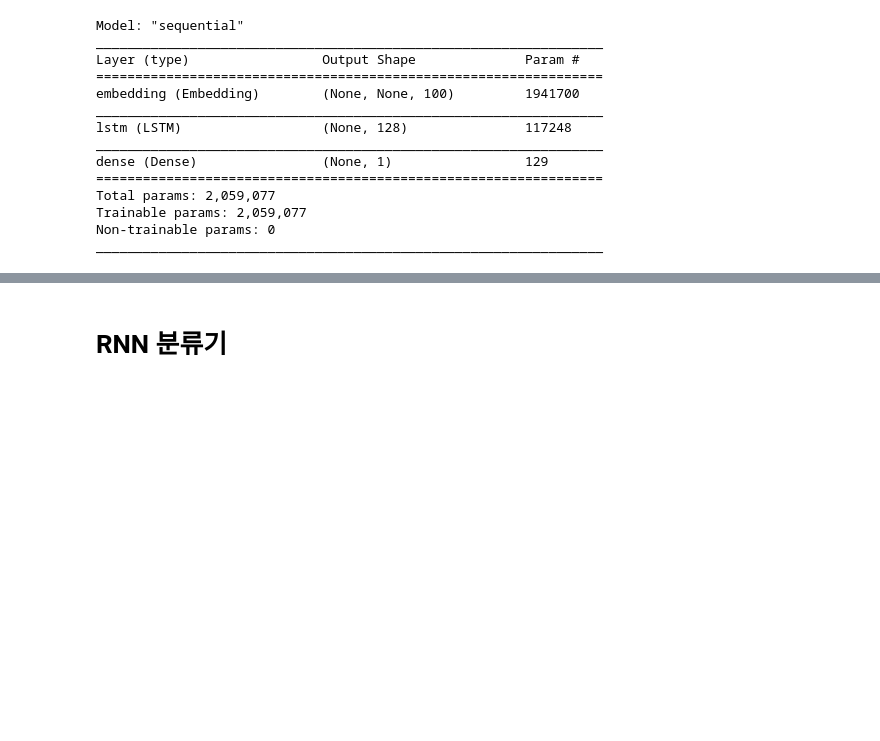
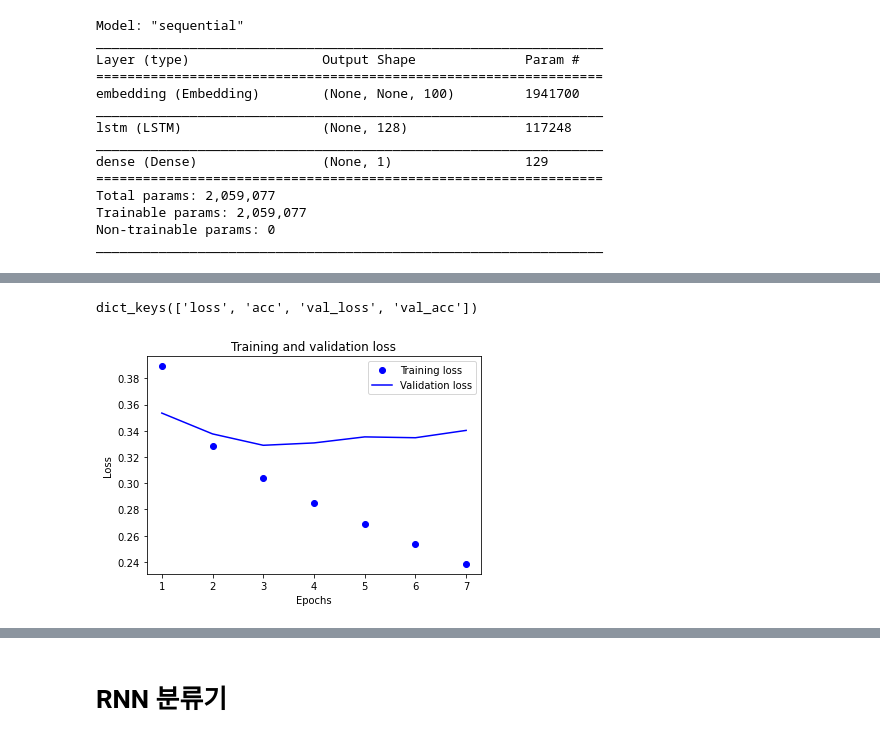
Before and after one commit to Jeonda/aiffel, a Jupyter notebook: [E4]4th_project_NAVER_movie_review_Sentiment_analysis.ipynb, the cells around one changed output, grey strips where cells are left out. Drawn from its saved outputs; the diff is of its cells as text; code cells hidden in the pictures; blank space fills up the shorter version.

```diff
--- a/[E4]4th_project_NAVER_movie_review_Sentiment_analysis.ipynb
+++ b/[E4]4th_project_NAVER_movie_review_Sentiment_analysis.ipynb
@@ -270,7 +293,7 @@ mc = ModelCheckpoint('best_model.h5', monitor='val_acc', mode='max', verbose=1,
 # %%
 epochs=15
 
-model.compile(optimizer='rmsprop', loss='binary_crossentropy', metrics=['acc'])
+model.compile(optimizer='rmsprop', loss='binary_crossentropy', metrics=['accuracy'])
 history = model.fit(X_train, y_train, epochs=epochs, callbacks=[es, mc], batch_size=60, validation_split=0.2)
 # %% [output]
 Epoch 1/15
@@ -302,26 +323,29 @@ print("\n 테스트 정확도: %.4f" % (loaded_model.evaluate(X_test, y_test)[1]
 # %%
 history_dict = history.history
 print(history_dict.keys()) # epoch에 따른 그래프를 그려볼 수 있는 항목들
 
 import matplotlib.pyplot as plt
 
-acc = history_dict['accuracy']
-val_acc = history_dict['val_accuracy']
+acc = history_dict['acc']
+val_acc = history_dict['val_acc']
 loss = history_dict['loss']
 val_loss = history_dict['val_loss']
 
 epochs = range(1, len(acc) + 1)
 
 # "bo"는 "파란색 점"입니다
 plt.plot(epochs, loss, 'bo', label='Training loss')
 # b는 "파란 실선"입니다
 plt.plot(epochs, val_loss, 'b', label='Validation loss')
 plt.title('Training and validation loss')
 plt.xlabel('Epochs')
 plt.ylabel('Loss')
 plt.legend()
 
 plt.show()
+# %% [output]
+dict_keys(['loss', 'acc', 'val_loss', 'val_acc'])
+[figure, added]
 # %%
 plt.clf()   # 그림을 초기화합니다
 
```
Also changed, not shown: parts of 38 cells of this notebook.
